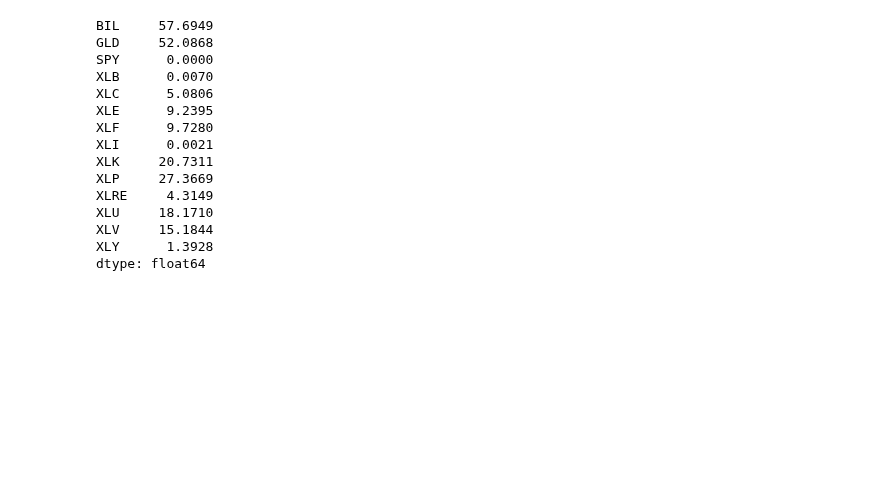
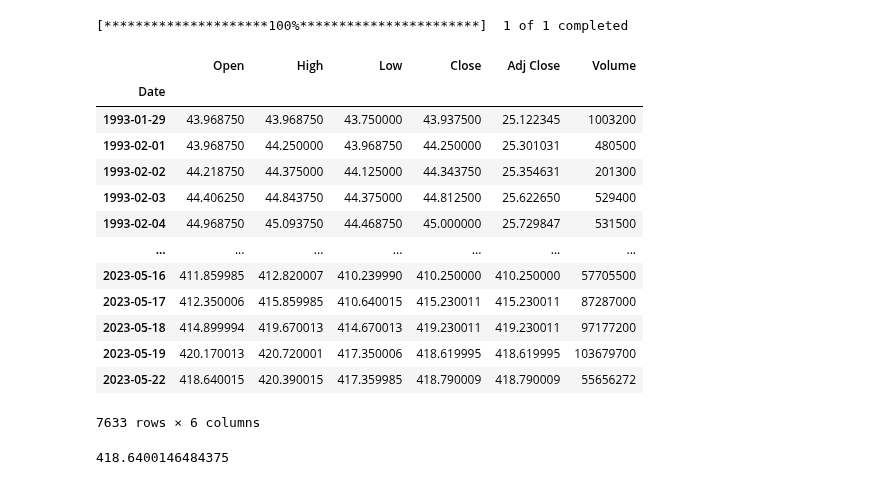
Before and after one commit to HTF1125/RobertLab, a Jupyter notebook: src/test.ipynb, the cells around one changed output. Drawn from its saved outputs; the diff is of its cells as text; code cells hidden in the pictures; blank space fills up the shorter version.

```diff
--- a/src/test.ipynb
+++ b/src/test.ipynb
@@ -29,18 +48,25 @@ TailRatio         0.216492   0.293513   0.675239
-# %%
-bt.strategies["MinCorr"].allocations.sum(axis=0)
-# %% [output]
-BIL     57.6949
-GLD     52.0868
-SPY      0.0000
-XLB      0.0070
-XLC      5.0806
-XLE      9.2395
-XLF      9.7280
-XLI      0.0021
-XLK     20.7311
-XLP     27.3669
-XLRE     4.3149
-XLU     18.1710
-XLV     15.1844
-XLY      1.3928
-dtype: float64
+# %%
+import yfinance as yf
+
+p = yf.download("SPY")
+p
+# %% [output]
+[*********************100%***********************]  1 of 1 completed
+|  | Open | High | Low | Close | Adj Close | Volume |
+| Date |  |  |  |  |  |  |
+| 1993-01-29 | 43.968750 | 43.968750 | 43.750000 | 43.937500 | 25.122345 | 1003200 |
+| 1993-02-01 | 43.968750 | 44.250000 | 43.968750 | 44.250000 | 25.301031 | 480500 |
+| 1993-02-02 | 44.218750 | 44.375000 | 44.125000 | 44.343750 | 25.354631 | 201300 |
+| 1993-02-03 | 44.406250 | 44.843750 | 44.375000 | 44.812500 | 25.622650 | 529400 |
+| 1993-02-04 | 44.968750 | 45.093750 | 44.468750 | 45.000000 | 25.729847 | 531500 |
+| ... | ... | ... | ... | ... | ... | ... |
+| 2023-05-16 | 411.859985 | 412.820007 | 410.239990 | 410.250000 | 410.250000 | 57705500 |
+| 2023-05-17 | 412.350006 | 415.859985 | 410.640015 | 415.230011 | 415.230011 | 87287000 |
+| 2023-05-18 | 414.899994 | 419.670013 | 414.670013 | 419.230011 | 419.230011 | 97177200 |
+| 2023-05-19 | 420.170013 | 420.720001 | 417.350006 | 418.619995 | 418.619995 | 103679700 |
+| 2023-05-22 | 418.640015 | 420.390015 | 417.359985 | 418.790009 | 418.790009 | 55656272 |
+7633 rows × 6 columns
+# %%
+p.loc["2023-05-22", "Open"]
+# %% [output]
+418.6400146484375
```
Also changed, not shown: parts of 2 cells of this notebook, 6 other files.
